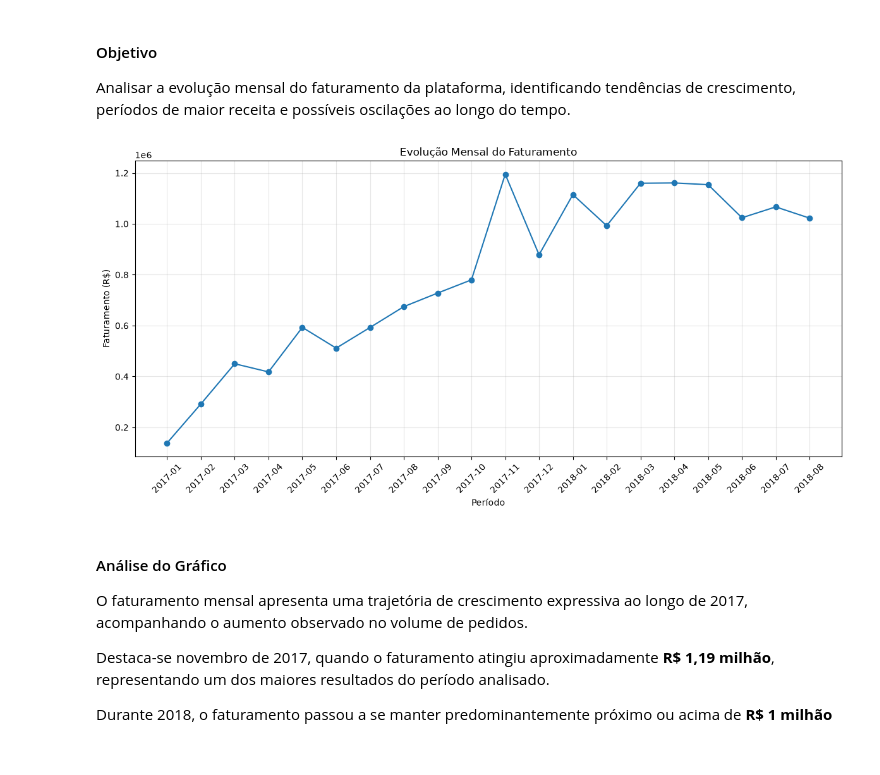
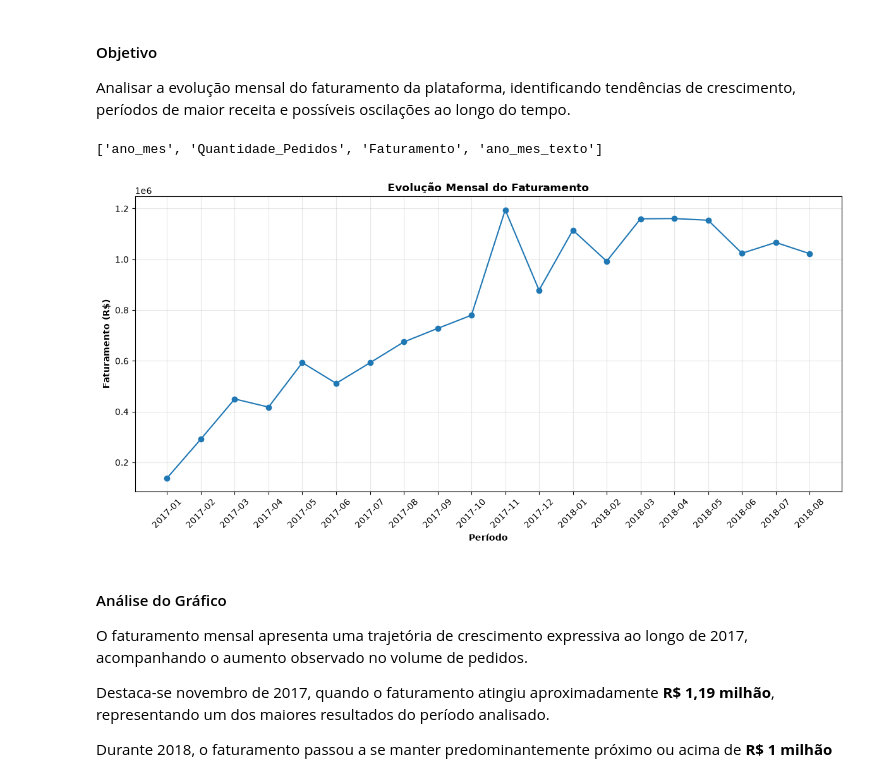
Before and after one commit to leandroanalytics/ecommerce-sales-analytics, a Jupyter notebook: notebooks/01_etl.ipynb, the cells around one changed output. Saved outputs shown, nothing was run; the diff lists cells and outputs as text; code cells hidden in the pictures.

```diff
--- a/notebooks/01_etl.ipynb
+++ b/notebooks/01_etl.ipynb
@@ -1821,28 +1824,65 @@ Após um período de forte crescimento durante 2017, a operação passou a apres
 #### Objetivo
 
 Analisar a evolução mensal do faturamento da plataforma, identificando tendências de crescimento, períodos de maior receita e possíveis oscilações ao longo do tempo.
+# %%
+vendas_mensais_analise["ano_mes_texto"] = (
+    vendas_mensais_analise["Faturamento"].astype(str)
+)
+# %%
+print(vendas_mensais_analise.columns.tolist())
+# %% [output]
+['ano_mes', 'Quantidade_Pedidos', 'Faturamento', 'ano_mes_texto']
 # %%
+# Evolução Mensal do Faturamento
+
+import matplotlib.pyplot as plt
+
+# Converter o período para texto para exibição no eixo X
+vendas_mensais_analise["ano_mes_texto"] = (
+    vendas_mensais_analise["ano_mes"].astype(str)
+)
+
+# Criar o gráfico
 plt.figure(figsize=(12, 6))
 
 plt.plot(
     vendas_mensais_analise["ano_mes_texto"],
     vendas_mensais_analise["Faturamento"],
     marker="o"
 )
 
-plt.title("Evolução Mensal do Faturamento")
-plt.xlabel("Período")
-plt.ylabel("Faturamento (R$)")
+# Título e eixos
+plt.title(
+    "Evolução Mensal do Faturamento",
+    fontweight="bold"
+)
 
+plt.xlabel(
+    "Período",
+    fontweight="bold"
+)
+
+plt.ylabel(
+    "Faturamento (R$)",
+    fontweight="bold"
+)
+
+# Formatação
 plt.xticks(rotation=45)
-
 plt.grid(alpha=0.3)
-
 plt.tight_layout()
 
+# Salvar imagem para o README
+plt.savefig(
+    "../imagens/faturamento_mensal.png",
+    dpi=300,
+    bbox_inches="tight"
+)
+
+# Exibir gráfico
 plt.show()
 # %% [output]
-[figure, old version]
+[figure, new version]
 # %% [markdown]
 #### Análise do Gráfico
 
```
Also changed, not shown: parts of 7 cells of this notebook, 5 other files.
